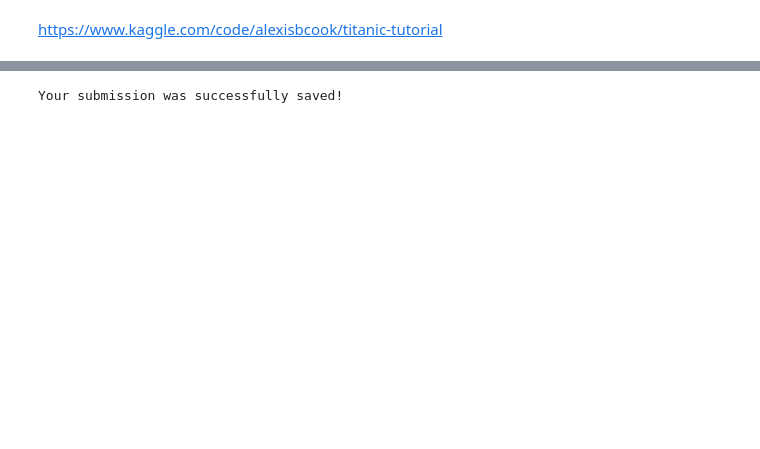
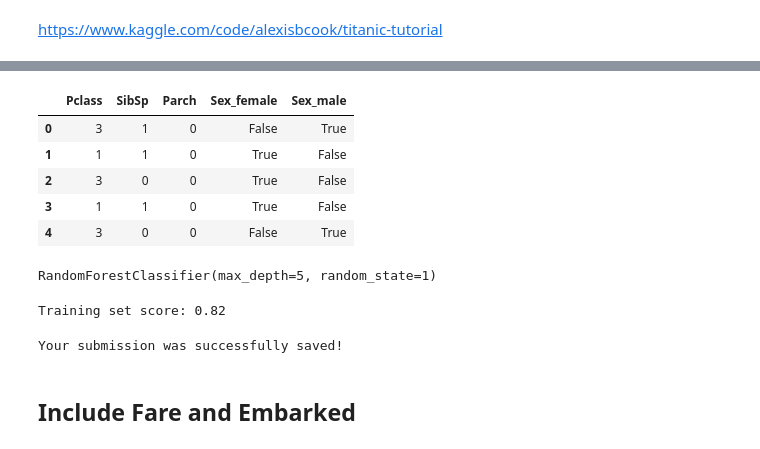
Before and after one commit to romani79/data_science_lab_book, a Jupyter notebook: Titanic/2_first_model.ipynb, the cells around one changed output, grey strips where cells are left out. Saved outputs shown, nothing was run; the diff lists cells and outputs as text; code cells hidden in the pictures; blank space fills up the shorter version.

```diff
--- a/Titanic/2_first_model.ipynb
+++ b/Titanic/2_first_model.ipynb
@@ -28,14 +30,32 @@ y = train_data["Survived"]
 # %%
 features = ["Pclass", "Sex", "SibSp", "Parch"]
-X = pd.get_dummies(train_data[features])
+X_train = pd.get_dummies(train_data[features])
 X_test = pd.get_dummies(test_data[features])
+# %%
+X_train.head()
+# %% [output]
+|  | Pclass | SibSp | Parch | Sex_female | Sex_male |
+| 0 | 3 | 1 | 0 | False | True |
+| 1 | 1 | 1 | 0 | True | False |
+| 2 | 3 | 0 | 0 | True | False |
+| 3 | 1 | 1 | 0 | True | False |
+| 4 | 3 | 0 | 0 | False | True |
 # %%
 model = RandomForestClassifier(n_estimators=100, max_depth=5, random_state=1)
-model.fit(X, y)
-predictions = model.predict(X_test)
-
-output = pd.DataFrame({'PassengerId': test_data.PassengerId, 'Survived': predictions})
-output.to_csv('submission.csv', index=False)
-print("Your submission was successfully saved!")
+model.fit(X_train, y_train)
 # %% [output]
-Your submission was successfully saved!
+RandomForestClassifier(max_depth=5, random_state=1)
+# %%
+print(f"Training set score: {model.score(X_train, y_train):.2f}")
+# %% [output]
+Training set score: 0.82
+# %%
+predictions = model.predict(X_test)
+
+output = pd.DataFrame({'PassengerId': test_data.PassengerId, 'Survived': predictions})
+output.to_csv('submission.csv', index=False)
+print("Your submission was successfully saved!")
+# %% [output]
+Your submission was successfully saved!
+# %% [markdown]
+## Include Fare and Embarked
```
Also changed, not shown: parts of 20 cells of this notebook.
